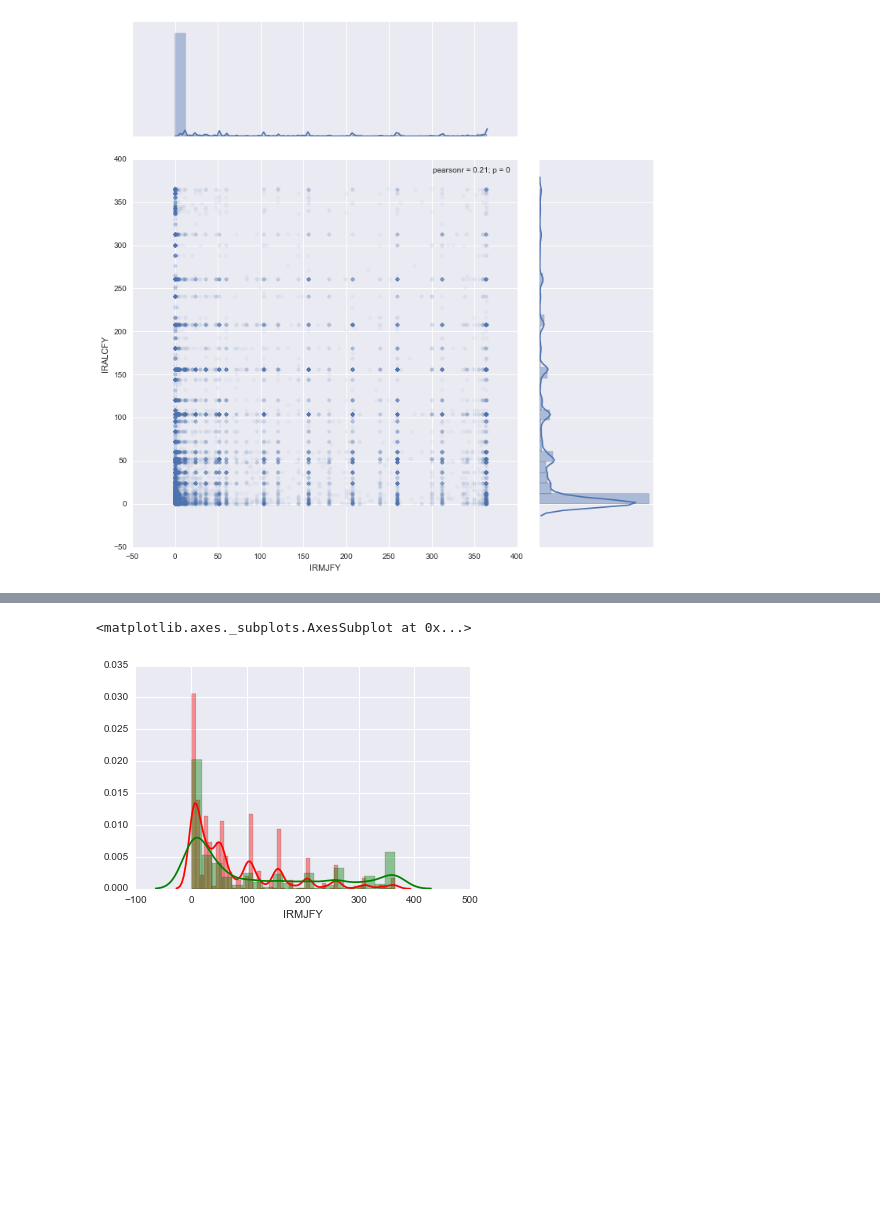
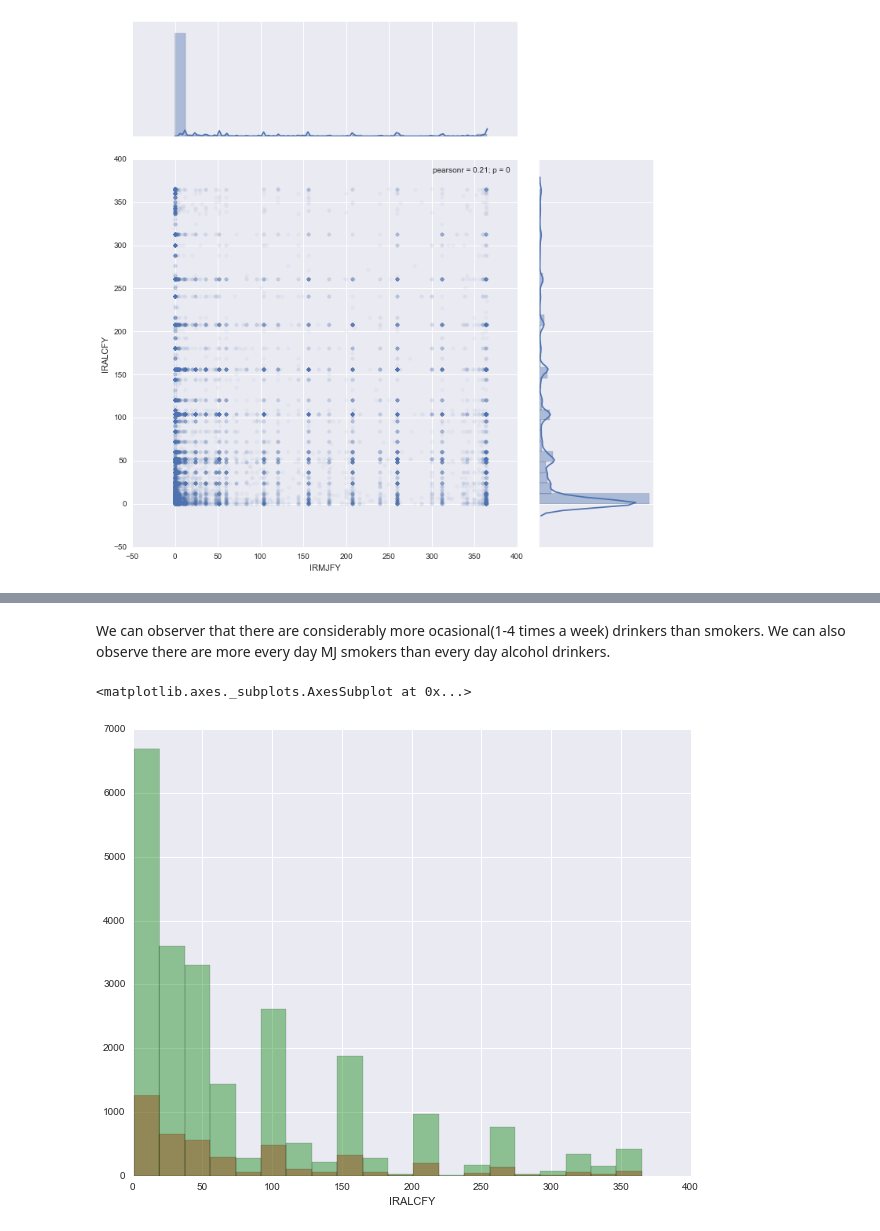
Before and after one commit to bog-sb/drug-use-va, a Jupyter notebook: sandbox.ipynb, the cells around one changed output, grey strips where cells are left out. Drawn from its saved outputs; the diff is of its cells as text; code cells hidden in the pictures; blank space fills up the shorter version.

```diff
--- a/sandbox.ipynb
+++ b/sandbox.ipynb
@@ -44,6 +66,6 @@ plt.show()
 # %%
-#JointPlot(scatter plot + distributions)
 #Frequency(days/year) of Alcohol and MJ use in the past year
+sns.set(rc={"figure.figsize": (8, 4)});
 sns.jointplot(y='IRALCFY',x='IRMJFY', data=data,
               alpha=0.05, size=10, ratio=3,
               marginal_kws={'bins':30,  'kde':True})
@@ -62,8 +102,12 @@ with sns.axes_style("white"):
+# %% [markdown]
+We can observer that there are considerably more ocasional(1-4 times a week) drinkers than smokers. We can also observe there are more every day MJ smokers than every day alcohol drinkers.
 # %%
 # Dist Plot of the alcogol frequnecy in the past year.
 # People who did not drink any alcohol in the past year are excluded
-sns.distplot(data[data.IRALCFY>0].IRALCFY,color='red')
-sns.distplot(data[data.IRMJFY>0].IRMJFY,color='green')
+# red have Serious Psychological Distress, green don't
+plt.figure(figsize=(10, 8))
+sns.distplot(data[data.IRALCFY>0][data.SPDYR==1].IRALCFY,color='red', bins=20, kde=False)
+sns.distplot(data[data.IRALCFY>0][data.SPDYR==0].IRALCFY,color='green', bins=20, kde=False)
 # %% [output]
 <matplotlib.axes._subplots.AxesSubplot at 0x...>
-[figure, old version]
+[figure, new version]
```
Also changed, not shown: parts of 22 cells of this notebook.
